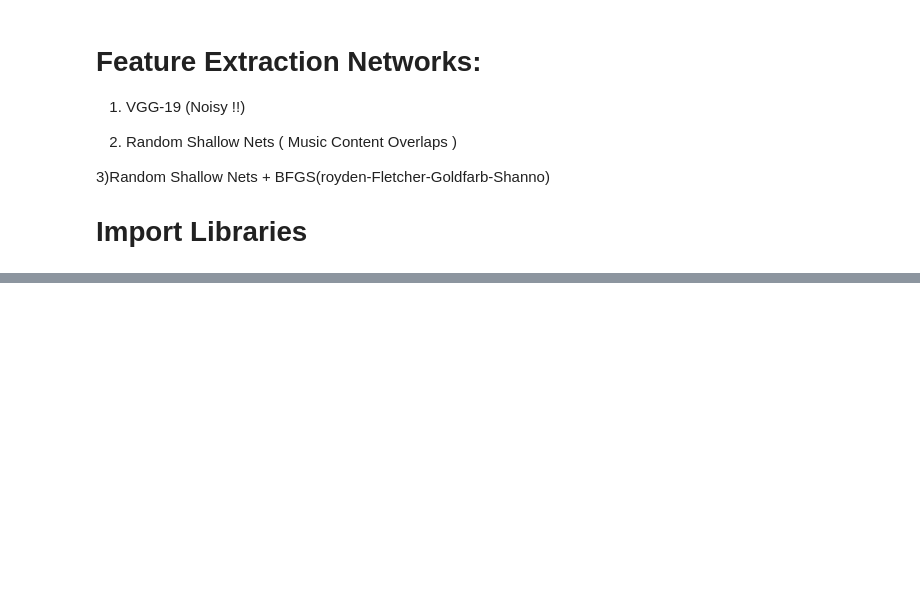
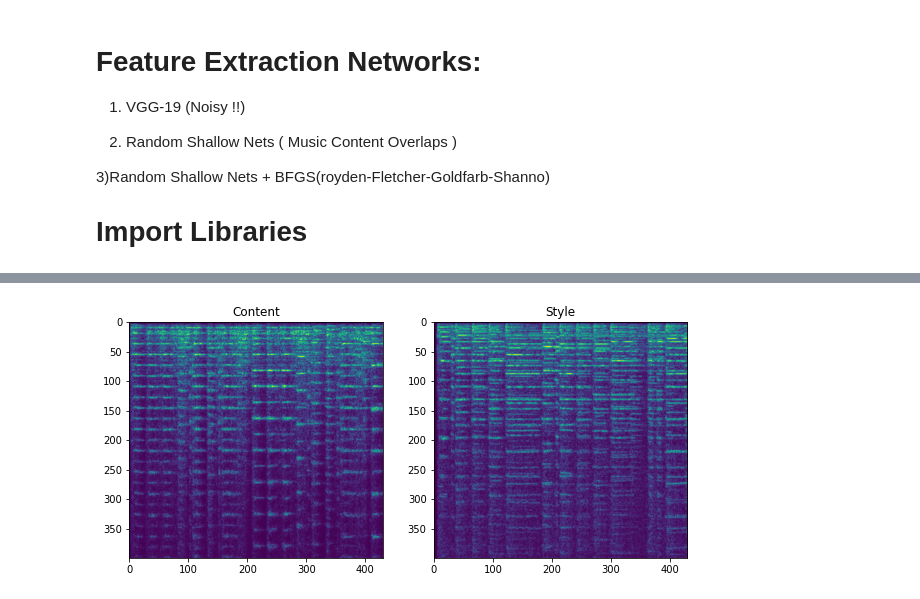
Before and after one commit to jainilparikh/MusicStyleTransfer, a Jupyter notebook: SpectrogramAnalysis.ipynb, the cells around one changed output, grey strips where cells are left out. Saved outputs shown, nothing was run; the diff lists cells and outputs as text; code cells hidden in the pictures; blank space fills up the shorter version.

```diff
--- a/SpectrogramAnalysis.ipynb
+++ b/SpectrogramAnalysis.ipynb
@@ -234,9 +8,0 @@ a = np.exp(newMusic) - 1
-# %%
-p = 2 * np.pi * np.random.random_sample(a.shape) - np.pi
-for i in range(500):
-  print('iteration :' + str(i))
-  S = a * np.exp(1j*p)
-  x = librosa.istft(S)
-  p = np.angle(librosa.stft(x,2048))
-
-#scipy.io.wavfile.write('/content/songOutput2.wav',22050,x)
@@ -260,0 +31,3 @@ iteration :499
+# %%
+CONTENT_FILENAME ="/content/drive/MyDrive/Nokia/mp3 data/data/imperial.mp3" #"/content/drive/MyDrive/Nokia/mp3 data/data/93.mp3"
+STYLE_FILENAME ="/content/drive/MyDrive/Nokia/mp3 data/data/usa.mp3" #"/content/drive/MyDrive/Nokia/mp3 data/data/92.mp3"
@@ -260,0 +40,31 @@ iteration :499
+# %%
+# Reads wav file and produces spectrum
+# Fourier phases are ignored
+N_FFT = 2048
+def read_audio_spectum(filename,outputFileName):
+    x, fs = librosa.load(filename)
+    librosa.output.write_wav("/content/" + outputFileName, x, fs)
+
+    S = librosa.stft(x, N_FFT)
+    p = np.angle(S)
+
+    S = np.log1p(np.abs(S[:,:430]))
+    return S, fs
+# %%
+a_content, fs = read_audio_spectum(CONTENT_FILENAME, "Content.mp3")
+a_style, fs = read_audio_spectum(STYLE_FILENAME , "Style.mp3")
+
+N_SAMPLES = a_content.shape[1]
+N_CHANNELS = a_content.shape[0]
+a_style = a_style[:N_CHANNELS, :N_SAMPLES]
+# %%
+plt.figure(figsize=(10, 5))
+plt.subplot(1, 2, 1)
+plt.title('Content')
+plt.imshow(a_content[:400,:])
+plt.subplot(1, 2, 2)
+plt.title('Style')
+plt.imshow(a_style[:400,:])
+plt.show()
+# %% [output]
+[figure, added]
```
Also changed, not shown: parts of 37 cells of this notebook, 2 other files.
